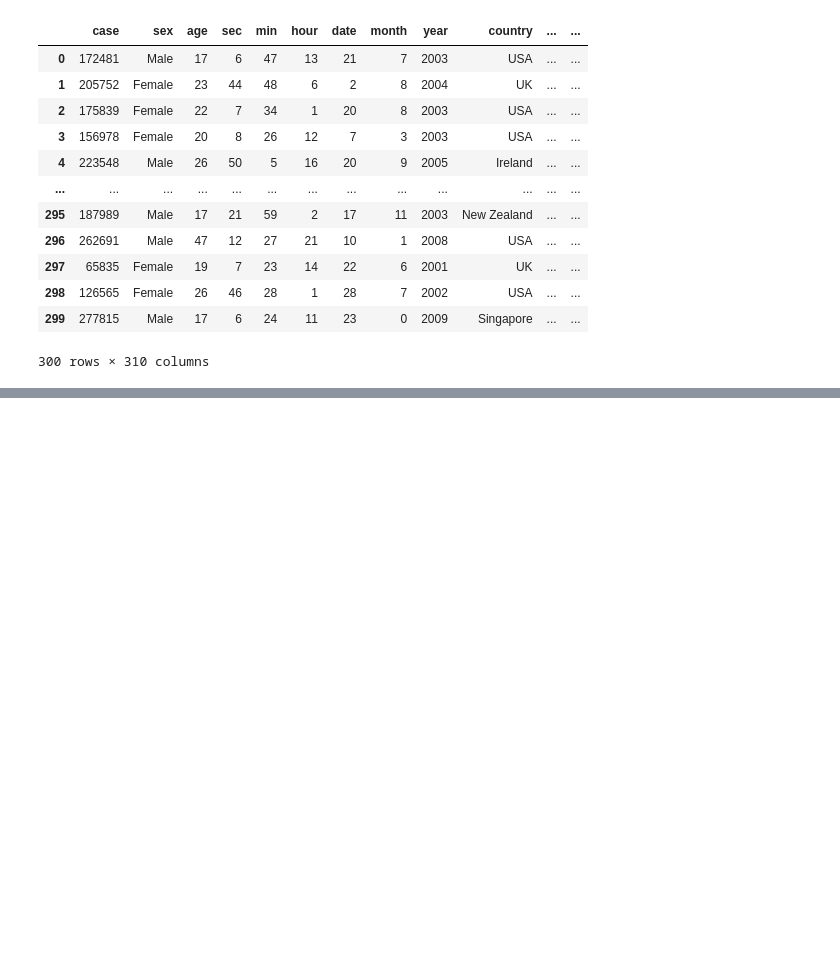
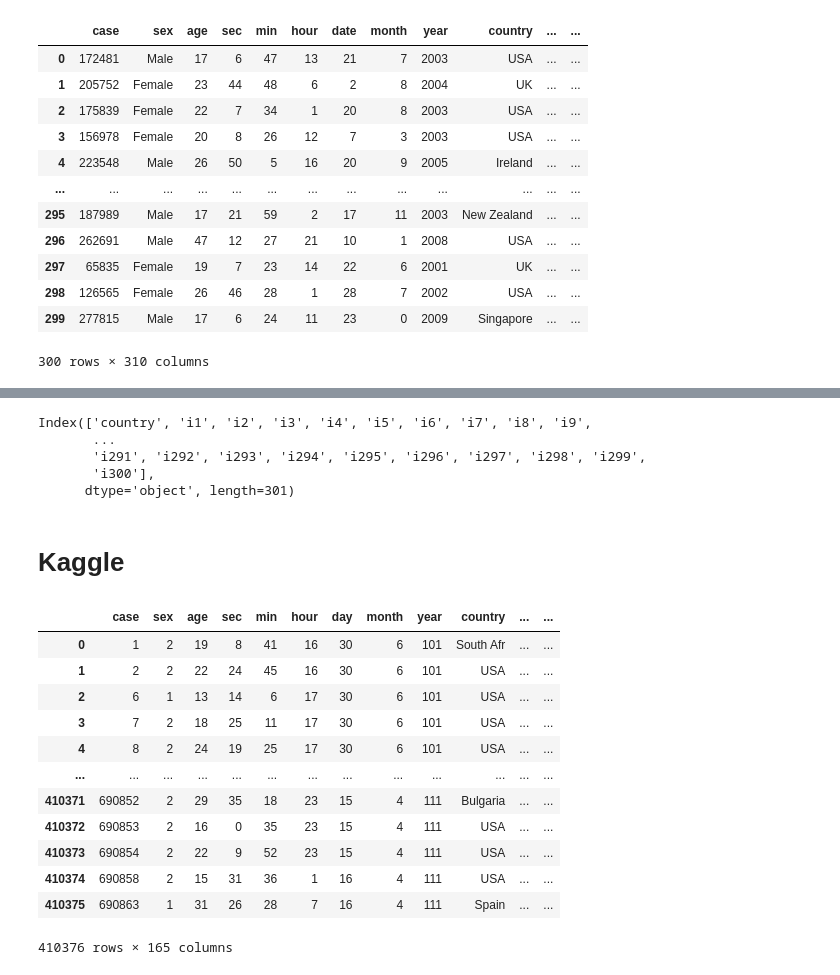
Before and after one commit to Zaplavnov/LLM-PersonaBench, a Jupyter notebook: notebooks/dataset_analysis.ipynb, the cells around one changed output, grey strips where cells are left out. Cells and saved outputs as stored; diff of their text form; code cells hidden in the pictures; blank space fills up the shorter version.

```diff
--- a/notebooks/dataset_analysis.ipynb
+++ b/notebooks/dataset_analysis.ipynb
@@ -141,0 +217,30 @@ df
+# %%
+pd.set_option('display.max_columns', None)
+pd.set_option('display.width', None)
+df_papi_300.columns[9:]
+# %% [output]
+Index(['country', 'i1', 'i2', 'i3', 'i4', 'i5', 'i6', 'i7', 'i8', 'i9',
+       ...
+       'i291', 'i292', 'i293', 'i294', 'i295', 'i296', 'i297', 'i298', 'i299',
+       'i300'],
+      dtype='object', length=301)
+# %% [markdown]
+# Kaggle
+# %%
+df_ipipneo_120 = pd.read_csv("../data/kaggle/IPIP120-SCORES.csv")
+# %%
+df_ipipneo_120
+# %% [output]
+|  | case | sex | age | sec | min | hour | day | month | year | country | ... | ... |
+| 0 | 1 | 2 | 19 | 8 | 41 | 16 | 30 | 6 | 101 | South Afr | ... | ... |
+| 1 | 2 | 2 | 22 | 24 | 45 | 16 | 30 | 6 | 101 | USA | ... | ... |
+| 2 | 6 | 1 | 13 | 14 | 6 | 17 | 30 | 6 | 101 | USA | ... | ... |
+| 3 | 7 | 2 | 18 | 25 | 11 | 17 | 30 | 6 | 101 | USA | ... | ... |
+| 4 | 8 | 2 | 24 | 19 | 25 | 17 | 30 | 6 | 101 | USA | ... | ... |
+| ... | ... | ... | ... | ... | ... | ... | ... | ... | ... | ... | ... | ... |
+| 410371 | 690852 | 2 | 29 | 35 | 18 | 23 | 15 | 4 | 111 | Bulgaria | ... | ... |
+| 410372 | 690853 | 2 | 16 | 0 | 35 | 23 | 15 | 4 | 111 | USA | ... | ... |
+| 410373 | 690854 | 2 | 22 | 9 | 52 | 23 | 15 | 4 | 111 | USA | ... | ... |
+| 410374 | 690858 | 2 | 15 | 31 | 36 | 1 | 16 | 4 | 111 | USA | ... | ... |
+| 410375 | 690863 | 1 | 31 | 26 | 28 | 7 | 16 | 4 | 111 | Spain | ... | ... |
+410376 rows × 165 columns
```
Also changed, not shown: parts of 10 cells of this notebook, 6 other files.
